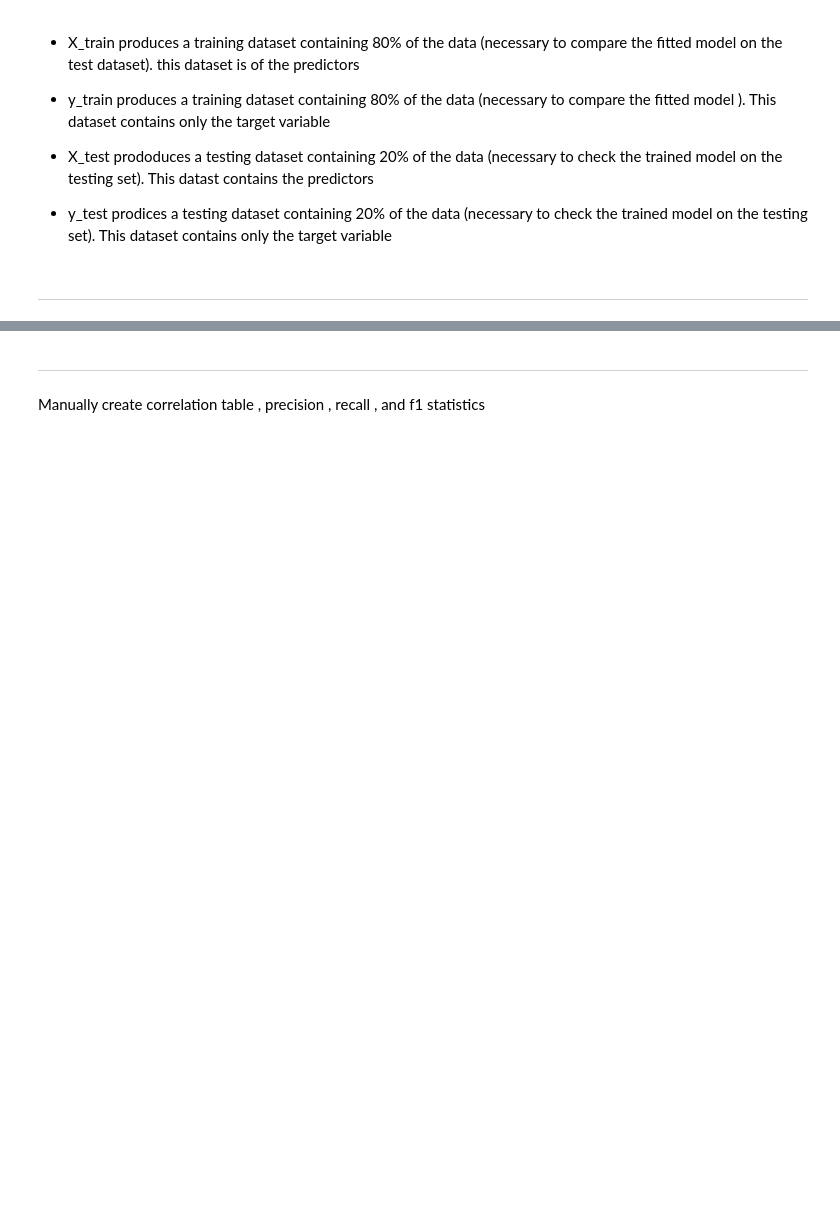
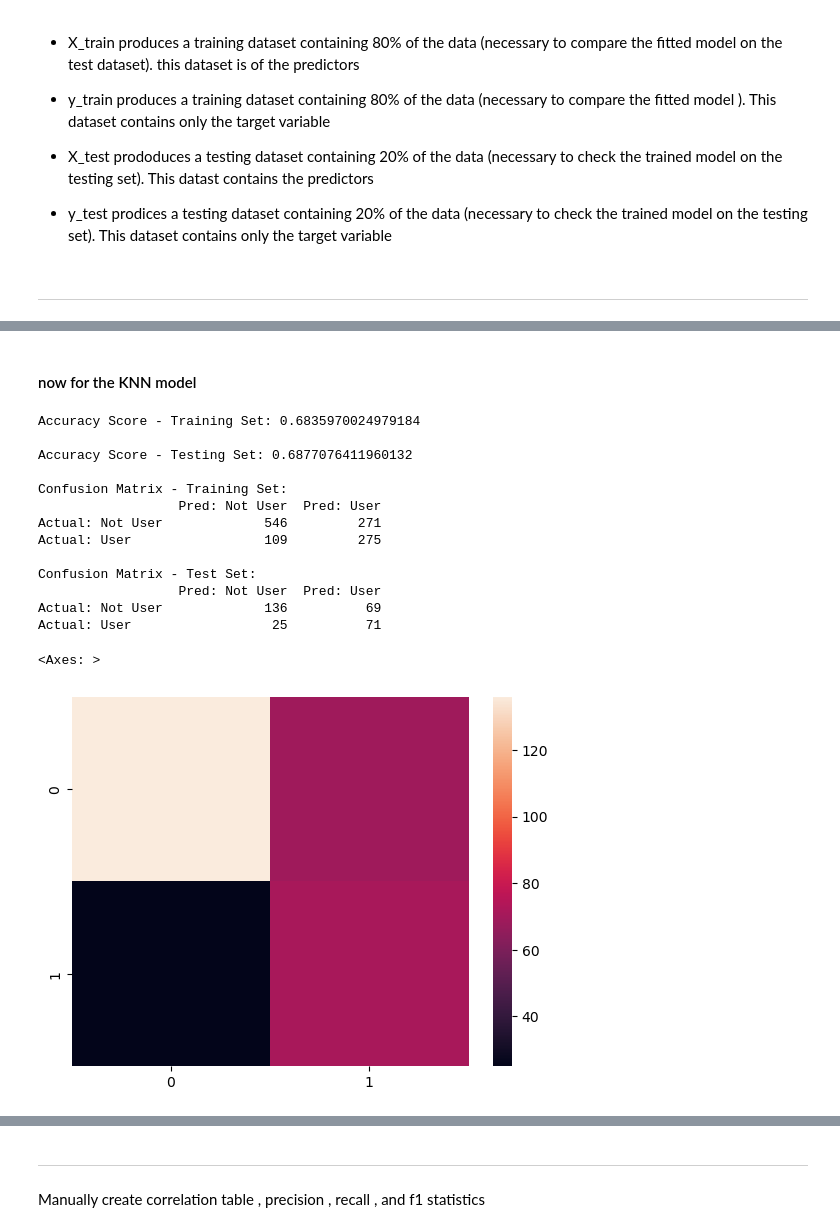
Before and after one commit to liulawrence2002/final-project-programming2, a Jupyter notebook: final project v1.ipynb, the cells around one changed output, grey strips where cells are left out. Drawn from its saved outputs; the diff is of its cells as text; code cells hidden in the pictures; blank space fills up the shorter version.

```diff
--- a/final project v1.ipynb
+++ b/final project v1.ipynb
@@ -380,3 +307,14 @@ Instantiate a logistic regression model and set class_weight to balanced. Fit th
+# %%
+X_advanced = ss1.drop('sm_li' , axis =1)
+y_advanced = ss1['sm_li']
+
+X_train_adv , X_test_adv, y_train_adv, y_test_adv = train_test_split(
+    X_advanced,
+    y_advanced,
+    test_size=0.20,
+    random_state=42,
+    stratify=y_advanced
+)
 # %%
 from sklearn.pipeline import Pipeline
 from sklearn.impute import KNNImputer
@@ -409,0 +416,46 @@ KNN imputation + pipeline CV accuracy: 0.6795822865868676
+# %% [markdown]
+#### now for the KNN model
+# %%
+## Make predictions on both the train and the test set
+y_pred_advanced_train = knn_pipeline.predict(X_train_adv)
+y_pred_advanced_test = knn_pipeline.predict(X_test_adv)
+## get the probabilities
+y_pred_probability_train = knn_pipeline.predict_proba(X_train_adv)
+y_pred_probability_test = knn_pipeline.predict_proba(X_test_adv)
+
+## same from above check accuracy and coreate confusion matrix (copy paste and change variable names from above)
+accuracy_advanced_train = accuracy_score(y_train_adv, y_pred_advanced_train)
+accuracy_advanced_test = accuracy_score(y_test_adv, y_pred_advanced_test)
+print(f"\nAccuracy Score - Training Set: {accuracy_advanced_train}")
+print(f"\nAccuracy Score - Testing Set: {accuracy_advanced_test}")
+cm_advanced_train = confusion_matrix(y_train_adv, y_pred_advanced_train)
+cm_advanced_test = confusion_matrix(y_test_adv, y_pred_advanced_test)
+print(f"\nConfusion Matrix - Training Set:")
+print(pd.DataFrame(
+    cm_advanced_train,
+    index=["Actual: Not User", "Actual: User"],
+    columns=["Pred: Not User", "Pred: User"]
+))
+
+print(f"\nConfusion Matrix - Test Set:")
+print(pd.DataFrame(
+    cm_advanced_test,
+    index=["Actual: Not User", "Actual: User"],
+    columns=["Pred: Not User", "Pred: User"]
+))
+# %% [output]
+Accuracy Score - Training Set: 0.6835970024979184
+
+Accuracy Score - Testing Set: 0.6877076411960132
+
+Confusion Matrix - Training Set:
+                  Pred: Not User  Pred: User
+Actual: Not User             546         271
+Actual: User                 109         275
+
+Confusion Matrix - Test Set:
+                  Pred: Not User  Pred: User
+Actual: Not User             136          69
+Actual: User                  25          71
+<Axes: >
+[figure, added]
```
Also changed, not shown: parts of 34 cells of this notebook.
